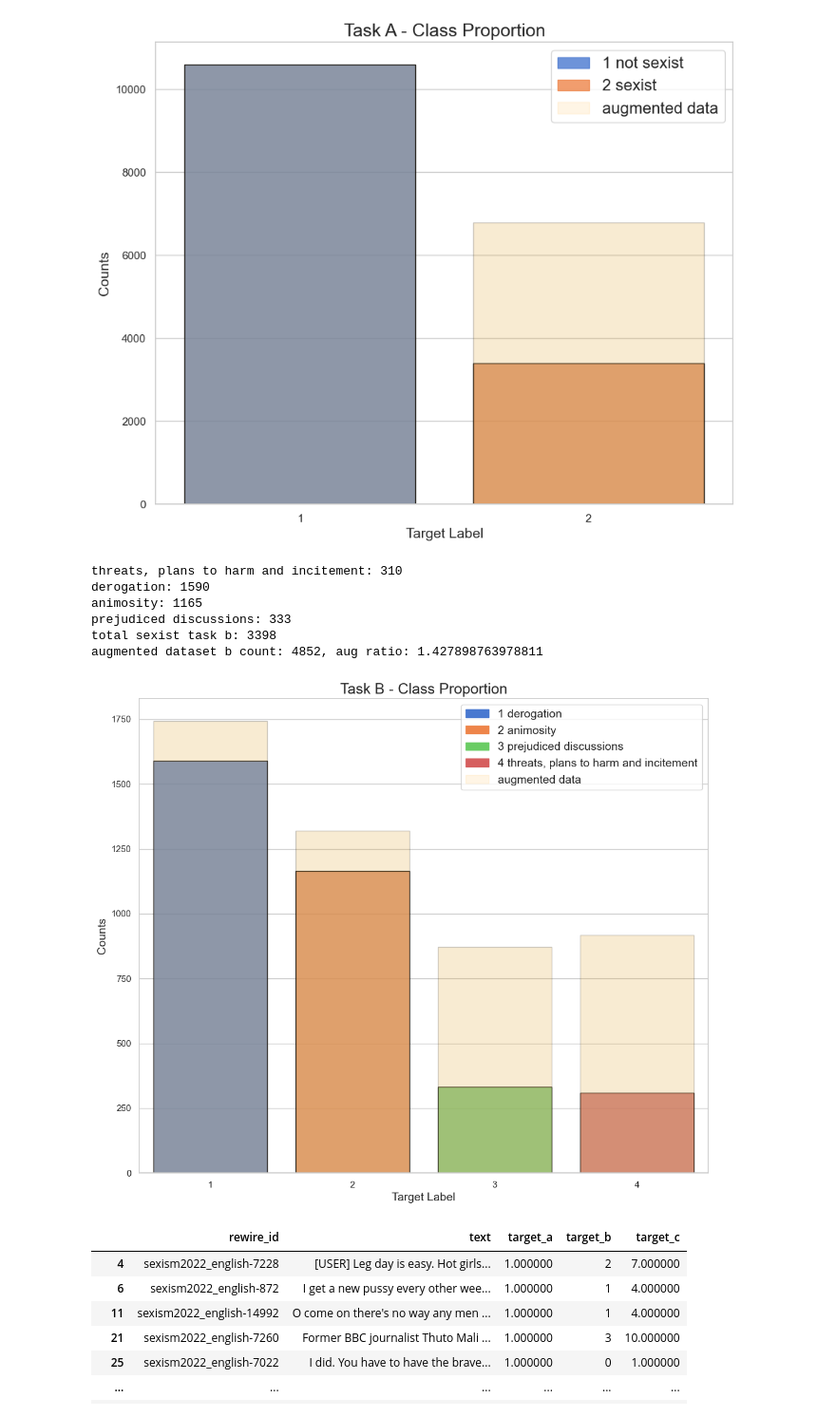
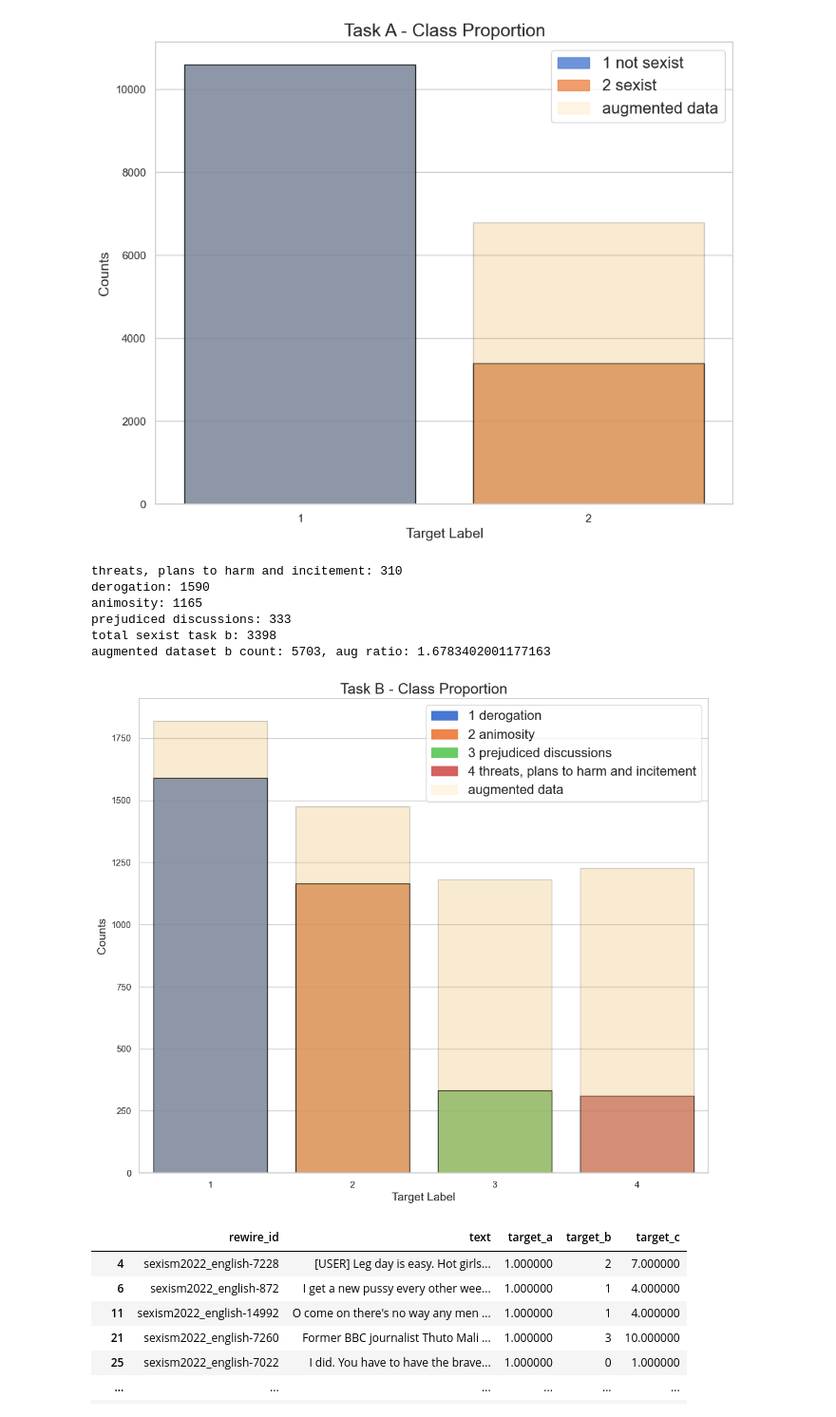
Before and after one commit to AxelBogos/SemEval-Edos, a Jupyter notebook: notebooks/5_ab_final-report-plots-data-aug.ipynb, the cells around one changed output. Shown at 95% size. Cells and saved outputs as stored; diff of their text form; code cells hidden in the pictures.

```diff
--- a/notebooks/5_ab_final-report-plots-data-aug.ipynb
+++ b/notebooks/5_ab_final-report-plots-data-aug.ipynb
@@ -110,7 +110,7 @@ print(f"total sexist task b: {len(pd.concat([b1, b2, b3, b4]))}")
 
 aug_task_b = pd.concat([train_task_b,
                         b1_aug_insertion,
-                        b1_aug_syn.sample(int(len(b1)*0)),
+                        b1_aug_syn.sample(int(len(b1)*1)),
                         b1_aug_swap.sample(int(len(b1)*0)),
 
                         b2_aug_insertion.sample(int(len(b2)*0)),
@@ -119,13 +119,13 @@ aug_task_b = pd.concat([train_task_b,
                         b3_aug_insertion.sample(int(len(b3)*0)),
                         b3_aug_syn.sample(int(len(b3)*0)),
 
-                        b4_aug_syn.sample(int(len(b1)*0)),
+                        b4_aug_syn.sample(int(len(b1)*1)),
                         b4_aug_insertion.sample(int(len(b1)*1)),
                         b4_aug_swap.sample(int(len(b4)*0)),
 
                         b1_sf.sample(int(len(b1_sf)*1)),
-                        b2_sf.sample(int(len(b2_sf)*0.4)),
-                        b3_sf.sample(int(len(b3_sf)*0.2)),
+                        b2_sf.sample(int(len(b2_sf)*0.6)),
+                        b3_sf.sample(int(len(b3_sf)*0.4)),
                         b4_sf.sample(int(len(b4_sf)*1))])
 
 print(f"augmented dataset b count: {len(aug_task_b)}, aug ratio: {len(aug_task_b)/len(train_task_b)}")
@@ -151,36 +151,36 @@ counts1 = counts1.reindex([1,2,3,0])
 
 # Create a bar plot using Seaborn
 palette = sns.color_palette("muted")
 sns.barplot(x=counts.index, y=counts.values, order=counts.index, palette=palette,
             edgecolor="black", alpha=0.8)
 
 sns.barplot(x=counts1.index, y=counts1.values, order=counts1.index, color='orange',
             edgecolor="black", alpha=0.2)
 
 labels = ['1 derogation', '2 animosity', '3 prejudiced discussions', '4 threats, plans to harm and incitement']
 labels_axis = ['1', '2', '3', '4']
 plt.xticks([0, 1, 2, 3], labels_axis)
 
 # Create proxy artists for the legend
 proxy_artists = []
 for i, (label, color) in enumerate(zip(labels, palette)):
     proxy_artists.append(mpatches.Patch(color=color, label=label, edgecolor='black', alpha=1))
     if i == 3:
         # Add a separate bar for augmented data
         proxy_artists.append(mpatches.Patch(color='orange', label="augmented data", edgecolor='black', alpha=0.1))
 
 # Create the legend
-plt.legend(handles=proxy_artists, loc='upper right', fontsize=14, bbox_to_anchor=(1.0, 1.0))
+plt.legend(handles=proxy_artists, loc='upper right', fontsize=16, bbox_to_anchor=(1.0, 1.0))
 plt.subplots_adjust(left=0.1, right=0.9, bottom=0.1, top=0.9)
 # plt.savefig('TaskB-ClassProportion_aug.png', dpi=500)
 # %% [output]
 threats, plans to harm and incitement: 310
 derogation: 1590
 animosity: 1165
 prejudiced discussions: 333
 total sexist task b: 3398
-augmented dataset b count: 4852, aug ratio: 1.427898763978811
+augmented dataset b count: 5703, aug ratio: 1.6783402001177163
-[figure, old version]
+[figure, new version]
 # %%
 aug_task_b
 # %% [output]
```
Also changed, not shown: 1 other file.
